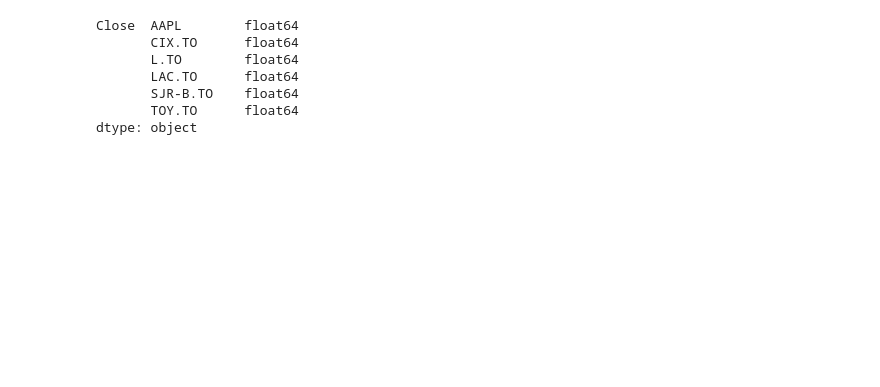
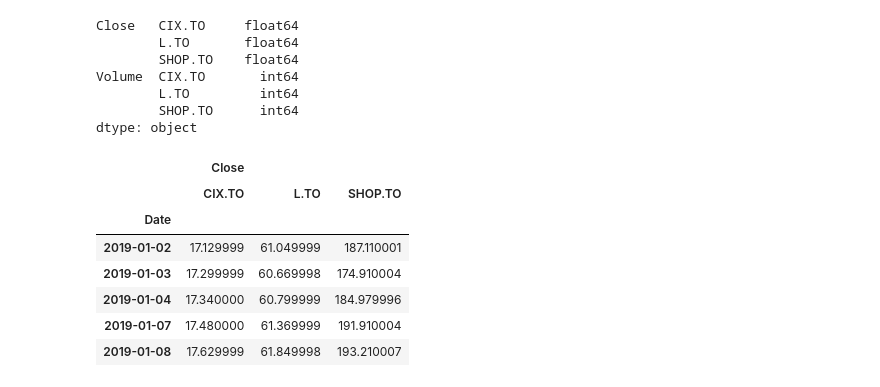
Before and after one commit to tyedem/Machine-Learning-Trader, a Jupyter notebook: data_collection_claudia.ipynb, the cells around one changed output. Drawn from its saved outputs; the diff is of its cells as text; code cells hidden in the pictures; blank space fills up the shorter version.

```diff
--- a/data_collection_claudia.ipynb
+++ b/data_collection_claudia.ipynb
@@ -110,11 +116,24 @@ price.describe()
 # %%
-# Check if closing price is float
-price.dtypes
+# Check if closing price and volume are floats
+price_and_volume.dtypes
 # %% [output]
-Close  AAPL        float64
-       CIX.TO      float64
-       L.TO        float64
-       LAC.TO      float64
-       SJR-B.TO    float64
-       TOY.TO      float64
+Close   CIX.TO     float64
+        L.TO       float64
+        SHOP.TO    float64
+Volume  CIX.TO       int64
+        L.TO         int64
+        SHOP.TO      int64
 dtype: object
+# %%
+# Assign closing price to its own DataFrame
+close_price = price_and_volume[["Close"]]
+close_price.head()
+# %% [output]
+|  | Close |  |  |
+|  | CIX.TO | L.TO | SHOP.TO |
+| Date |  |  |  |
+| 2019-01-02 | 17.129999 | 61.049999 | 187.110001 |
+| 2019-01-03 | 17.299999 | 60.669998 | 174.910004 |
+| 2019-01-04 | 17.340000 | 60.799999 | 184.979996 |
+| 2019-01-07 | 17.480000 | 61.369999 | 191.910004 |
+| 2019-01-08 | 17.629999 | 61.849998 | 193.210007 |
```
Also changed, not shown: parts of 14 cells of this notebook, 1 other file.
